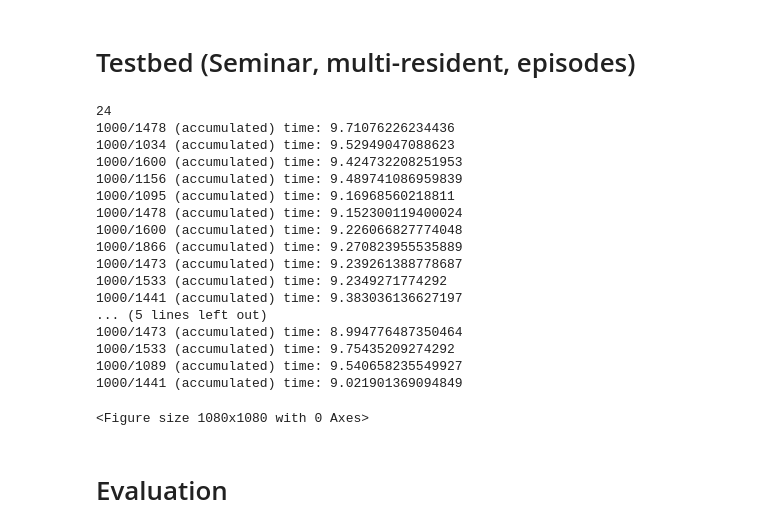
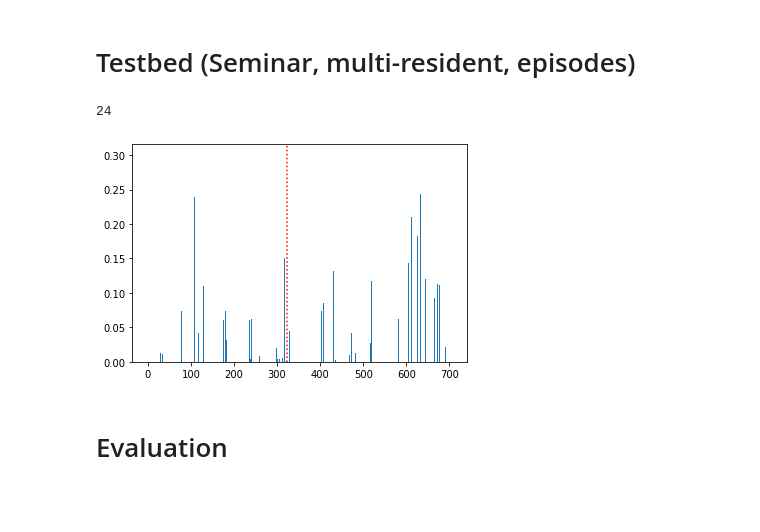
Before and after one commit to cdsnlab/AIoTService, a Jupyter notebook: segmentation/testbed.ipynb, the cells around one changed output. Saved outputs shown, nothing was run; the diff lists cells and outputs as text; code cells hidden in the pictures; blank space fills up the shorter version.

```diff
--- a/segmentation/testbed.ipynb
+++ b/segmentation/testbed.ipynb
@@ -40,13 +40,13 @@ episodes, trs, tags = create_episodes(task_dict, initial_dict)
 episodes=[time_correction(eps, trs[i]) for i, eps in enumerate(episodes)]
 # %%
 data_name = 'testbed'
-metric = 'RuLSIF'
+metric = 'SEP'
 
 folder = "./features/{}".format(data_name)
 if not os.path.exists(folder):
     os.mkdir(folder)
 
-fig = plt.figure(constrained_layout=True, figsize=(15, 15))
+# fig = plt.figure(constrained_layout=True, figsize=(15, 15))
 
 sensor_set=set()
 
@@ -67,51 +67,38 @@ for ei, eps in enumerate(episodes):
     #     os.mkdir(afolder)
 
     features = np.array(feature_extraction(eps, data_name, sensor_list))
 
     assert len(eps)==len(features)
 
     x_ = range(len(eps))
 
-    scores = np.array(change_point_detection(features, "", data_name, metric))
+    scores = np.array(change_point_detection(features, data_name, metric))
     scores[scores<0]=0
 
     assert len(eps)==len(scores)
+
+    plt.bar(range(len(scores)), scores); plt.axvline(x=trs[ei], linestyle=':', color='r')
+    break
 
     names = list(feature_name.values())
     numbasicfeatures = len(names)-2
 
     for fi in range(numbasicfeatures):
         ax_ = fig.add_subplot(numbasicfeatures+1, 1, fi+1)
         ax_.plot(x_, features[:,fi], '.-')
         ax_.axvline(trs[ei], linestyle=':', color='r')
         ax_.set_ylabel(names[fi])
         ax_.set_ylim(0,2)
     ax_ = fig.add_subplot(numbasicfeatures+1, 1, numbasicfeatures+1)
     ax_.bar(x_, scores, color='g')
     ax_.axvline(trs[ei], linestyle=':', color='r')
     ax_.set_ylabel(metric)
     ax_.set_ylim(0,1)
     fig.savefig("{}/feature_basic.png".format(activityfolder))
     fig.clf()
 # %% [output]
 24
-1000/1478 (accumulated) time: 9.71076226234436
-1000/1034 (accumulated) time: 9.52949047088623
-1000/1600 (accumulated) time: 9.424732208251953
-1000/1156 (accumulated) time: 9.489741086959839
-1000/1095 (accumulated) time: 9.16968560218811
-1000/1478 (accumulated) time: 9.152300119400024
-1000/1600 (accumulated) time: 9.226066827774048
-1000/1866 (accumulated) time: 9.270823955535889
-1000/1473 (accumulated) time: 9.239261388778687
-1000/1533 (accumulated) time: 9.2349271774292
-1000/1441 (accumulated) time: 9.383036136627197
-... (5 lines left out)
-1000/1473 (accumulated) time: 8.994776487350464
-1000/1533 (accumulated) time: 9.75435209274292
-1000/1089 (accumulated) time: 9.540658235549927
-1000/1441 (accumulated) time: 9.021901369094849
-<Figure size 1080x1080 with 0 Axes>
+[figure, added]
 # %%
 """make combinations
     1. pick one group type
```
Also changed, not shown: 8 other files.
